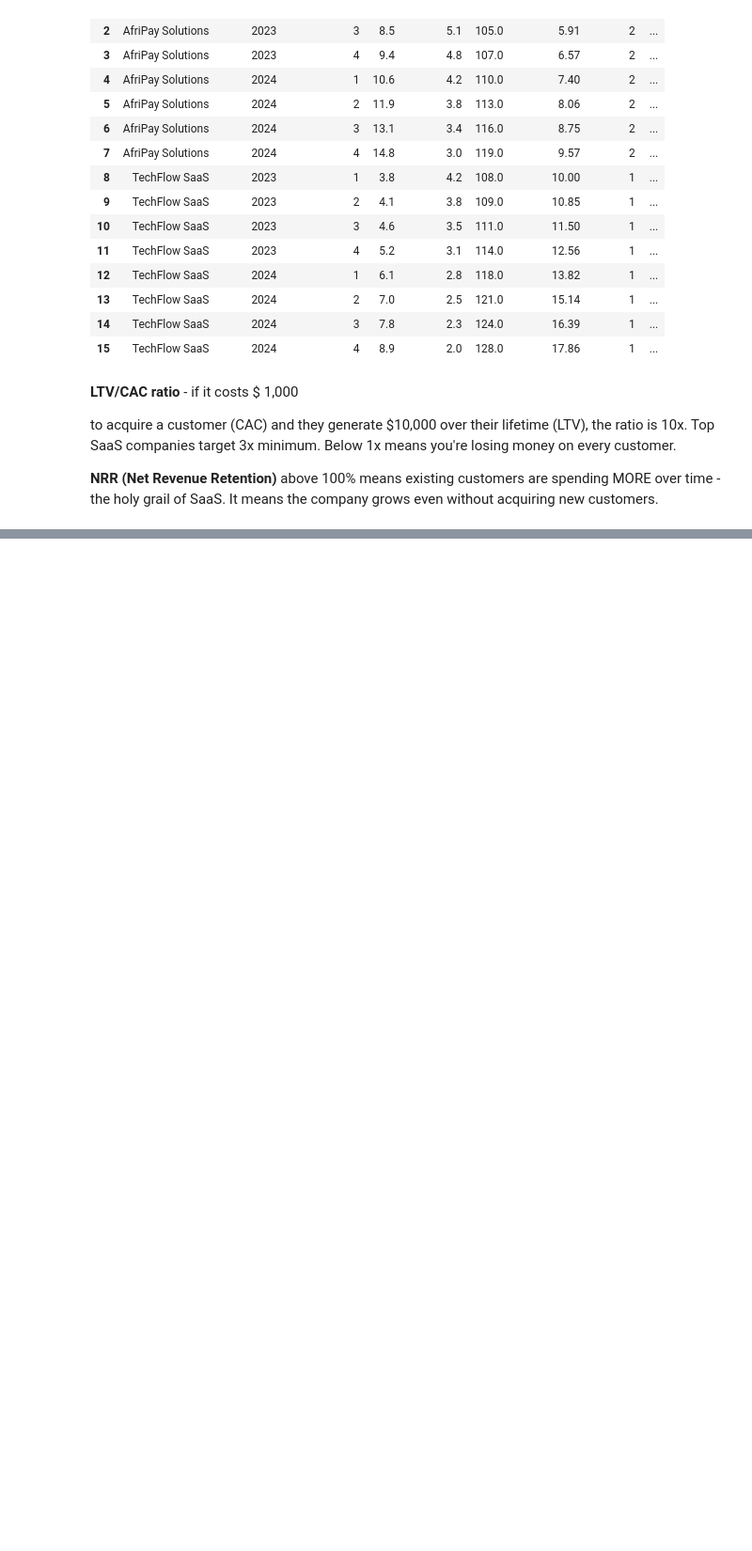
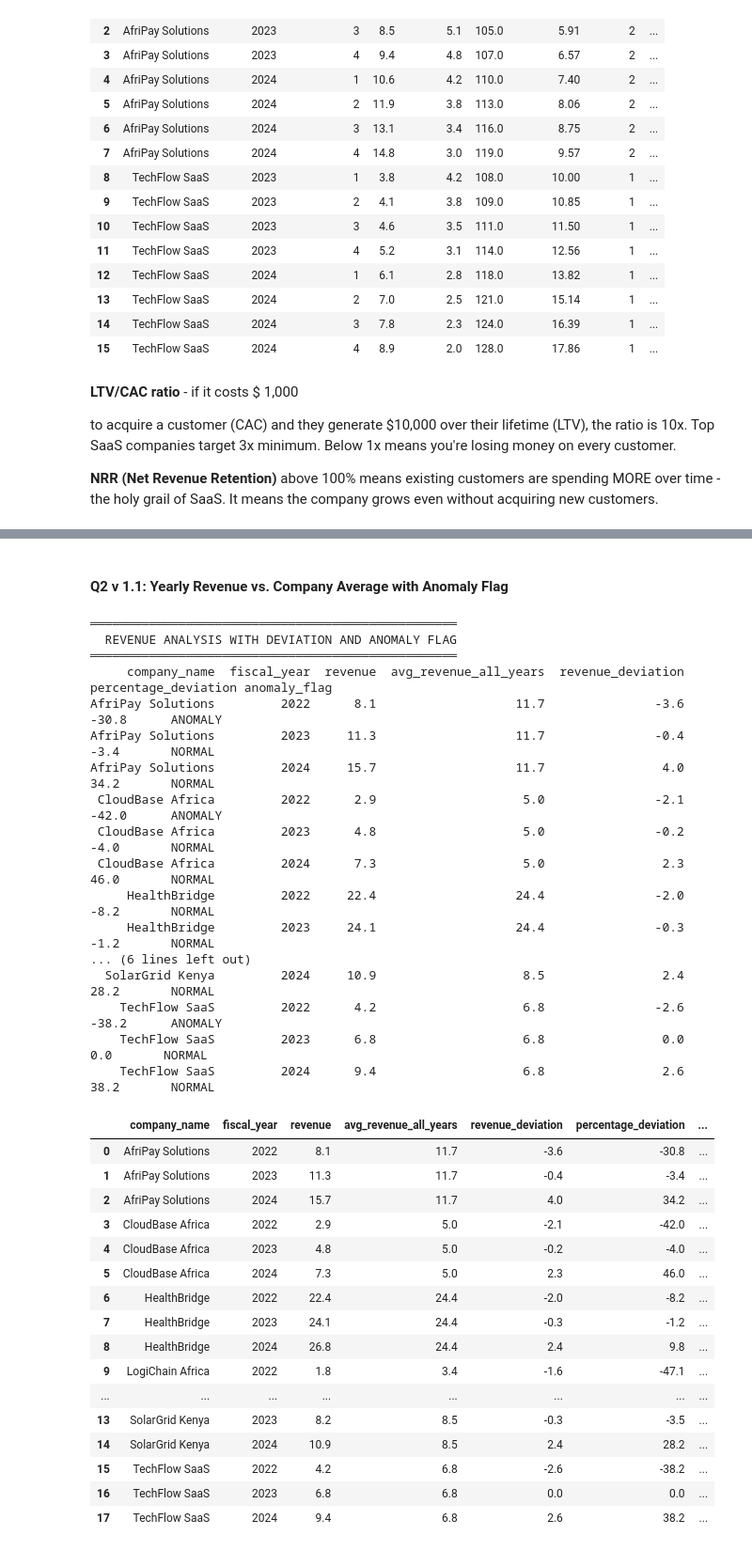
Before and after one commit to Markwema86/-Investment-Database, a Jupyter notebook: Investment_Database.ipynb, the cells around one changed output, grey strips where cells are left out. Shown at 94% size. Cells and saved outputs as stored; diff of their text form; code cells hidden in the pictures; blank space fills up the shorter version.

```diff
--- a/Investment_Database.ipynb
+++ b/Investment_Database.ipynb
@@ -1029,0 +1629,66 @@ AfriPay Solutions         2024               4 14.8         3.0 119.0
+# %% [markdown]
+#### Q2 v 1.1: Yearly Revenue vs. Company Average with Anomaly Flag
+# %%
+query('''
+    WITH company_avg_revenue AS (
+        SELECT
+            company_id,
+            ROUND(AVG(revenue), 1) AS avg_revenue_all_years
+        FROM financials
+        GROUP BY company_id
+    )
+    SELECT
+        c.company_name,
+        f.fiscal_year,
+        f.revenue,
+        car.avg_revenue_all_years,
+        ROUND(f.revenue - car.avg_revenue_all_years, 1) AS revenue_deviation,
+        ROUND(
+            (f.revenue - car.avg_revenue_all_years) / car.avg_revenue_all_years * 100, 1
+        ) AS percentage_deviation,
+        CASE
+            WHEN (f.revenue - car.avg_revenue_all_years) / car.avg_revenue_all_years * 100 < -20
+                THEN 'ANOMALY'
+            ELSE 'NORMAL'
+        END AS anomaly_flag
+    FROM financials f
+    JOIN companies c ON f.company_id = c.company_id
+    JOIN company_avg_revenue car ON f.company_id = car.company_id
+    WHERE c.status = 'Portfolio'
+    ORDER BY c.company_name, f.fiscal_year
+''', "REVENUE ANALYSIS WITH DEVIATION AND ANOMALY FLAG")
+# %% [output]
+══════════════════════════════════════════════════
+  REVENUE ANALYSIS WITH DEVIATION AND ANOMALY FLAG
+══════════════════════════════════════════════════
+     company_name  fiscal_year  revenue  avg_revenue_all_years  revenue_deviation  percentage_deviation anomaly_flag
+AfriPay Solutions         2022      8.1                   11.7               -3.6                 -30.8      ANOMALY
+AfriPay Solutions         2023     11.3                   11.7               -0.4                  -3.4       NORMAL
+AfriPay Solutions         2024     15.7                   11.7                4.0                  34.2       NORMAL
+ CloudBase Africa         2022      2.9                    5.0               -2.1                 -42.0      ANOMALY
+ CloudBase Africa         2023      4.8                    5.0               -0.2                  -4.0       NORMAL
+ CloudBase Africa         2024      7.3                    5.0                2.3                  46.0       NORMAL
+     HealthBridge         2022     22.4                   24.4               -2.0                  -8.2       NORMAL
+     HealthBridge         2023     24.1                   24.4               -0.3                  -1.2       NORMAL
+... (6 lines left out)
+  SolarGrid Kenya         2024     10.9                    8.5                2.4                  28.2       NORMAL
+    TechFlow SaaS         2022      4.2                    6.8               -2.6                 -38.2      ANOMALY
+    TechFlow SaaS         2023      6.8                    6.8                0.0                   0.0       NORMAL
+    TechFlow SaaS         2024      9.4                    6.8                2.6                  38.2       NORMAL
+|  | company_name | fiscal_year | revenue | avg_revenue_all_years | revenue_deviation | percentage_deviation | ... |
+| 0 | AfriPay Solutions | 2022 | 8.1 | 11.7 | -3.6 | -30.8 | ... |
+| 1 | AfriPay Solutions | 2023 | 11.3 | 11.7 | -0.4 | -3.4 | ... |
+| 2 | AfriPay Solutions | 2024 | 15.7 | 11.7 | 4.0 | 34.2 | ... |
+| 3 | CloudBase Africa | 2022 | 2.9 | 5.0 | -2.1 | -42.0 | ... |
+| 4 | CloudBase Africa | 2023 | 4.8 | 5.0 | -0.2 | -4.0 | ... |
+| 5 | CloudBase Africa | 2024 | 7.3 | 5.0 | 2.3 | 46.0 | ... |
+| 6 | HealthBridge | 2022 | 22.4 | 24.4 | -2.0 | -8.2 | ... |
+| 7 | HealthBridge | 2023 | 24.1 | 24.4 | -0.3 | -1.2 | ... |
+| 8 | HealthBridge | 2024 | 26.8 | 24.4 | 2.4 | 9.8 | ... |
+| 9 | LogiChain Africa | 2022 | 1.8 | 3.4 | -1.6 | -47.1 | ... |
+| ... | ... | ... | ... | ... | ... | ... | ... |
+| 13 | SolarGrid Kenya | 2023 | 8.2 | 8.5 | -0.3 | -3.5 | ... |
+| 14 | SolarGrid Kenya | 2024 | 10.9 | 8.5 | 2.4 | 28.2 | ... |
+| 15 | TechFlow SaaS | 2022 | 4.2 | 6.8 | -2.6 | -38.2 | ... |
+| 16 | TechFlow SaaS | 2023 | 6.8 | 6.8 | 0.0 | 0.0 | ... |
+| 17 | TechFlow SaaS | 2024 | 9.4 | 6.8 | 2.6 | 38.2 | ... |
```
Also changed, not shown: parts of 23 cells of this notebook.
